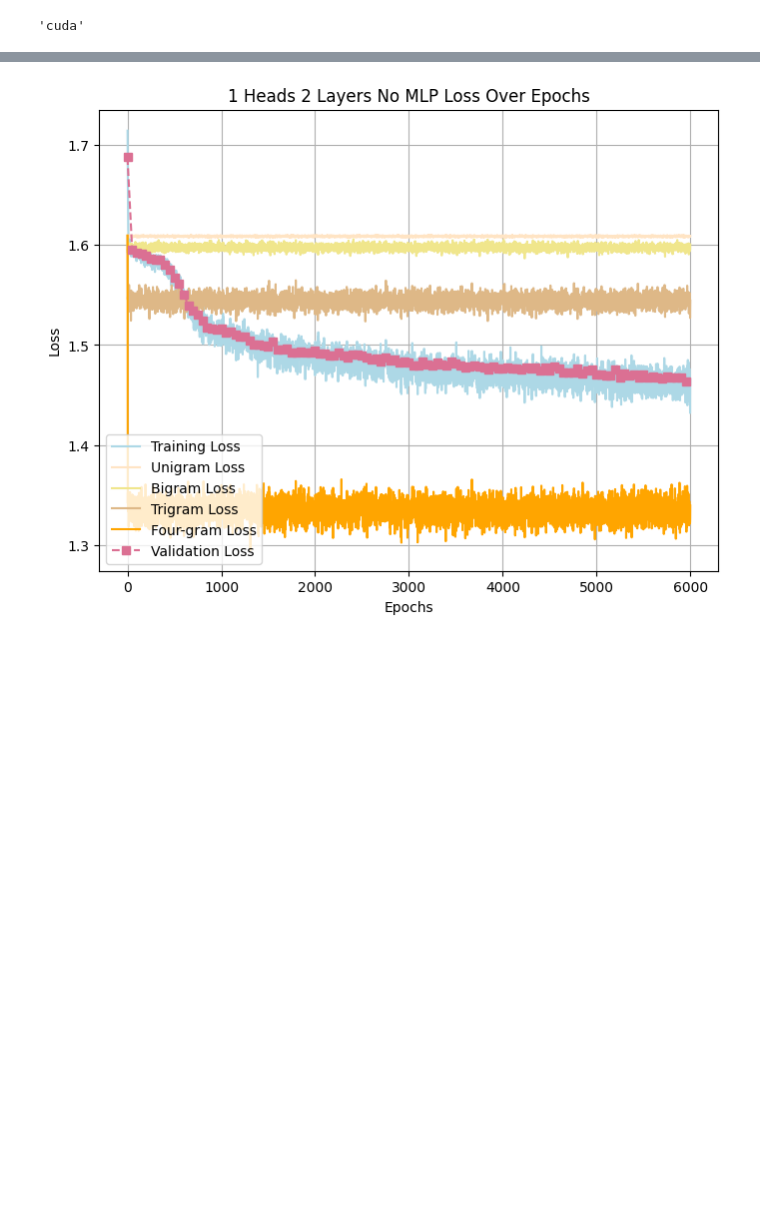
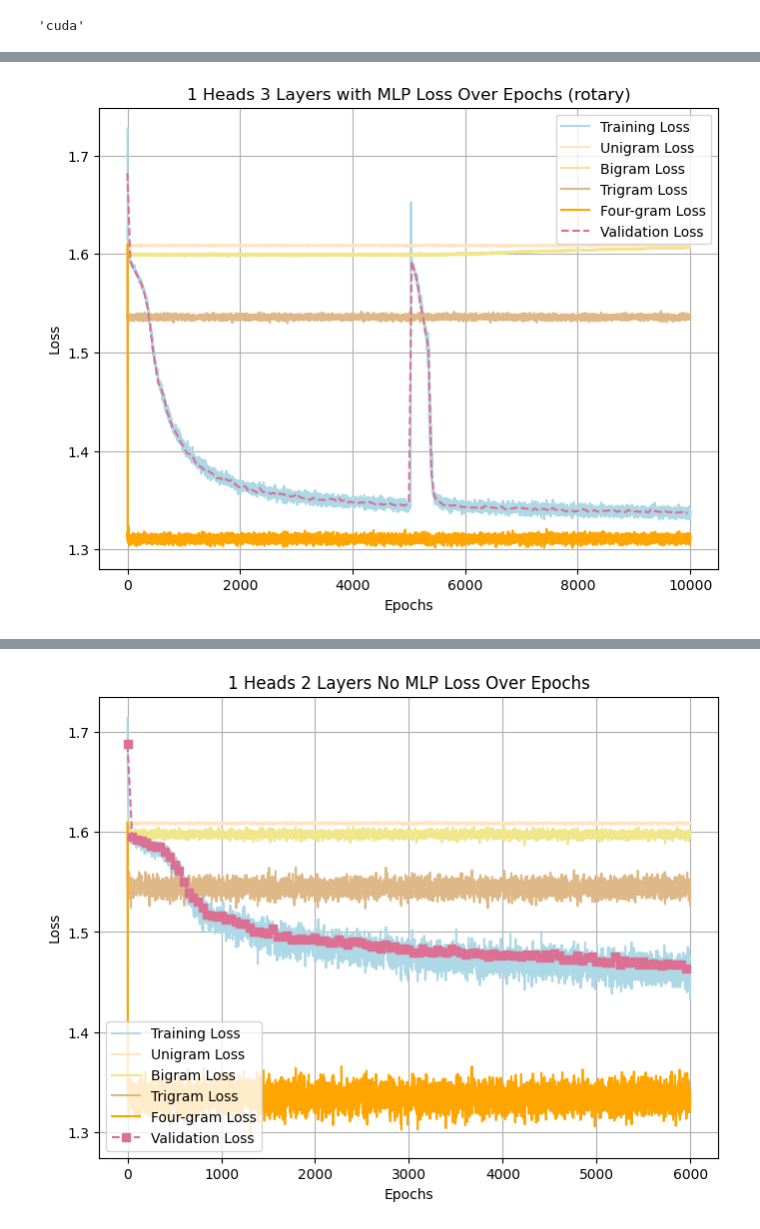
Before and after one commit to ezyhdxm/ICL, a Jupyter notebook: markov_attn.ipynb, the cells around one changed output, grey strips where cells are left out. Cells and saved outputs as stored; diff of their text form; code cells hidden in the pictures; blank space fills up the shorter version.

```diff
--- a/markov_attn.ipynb
+++ b/markov_attn.ipynb
@@ -255,0 +249,4 @@ Line #      Hits         Time  Per Hit   % Time  Line Contents
+# %%
+get_loss_plots(config, train_losses, eval_losses, eval_steps, ngramLosses)
+# %% [output]
+[figure, added]
```
Also changed, not shown: parts of 12 cells of this notebook, 6 other files.
